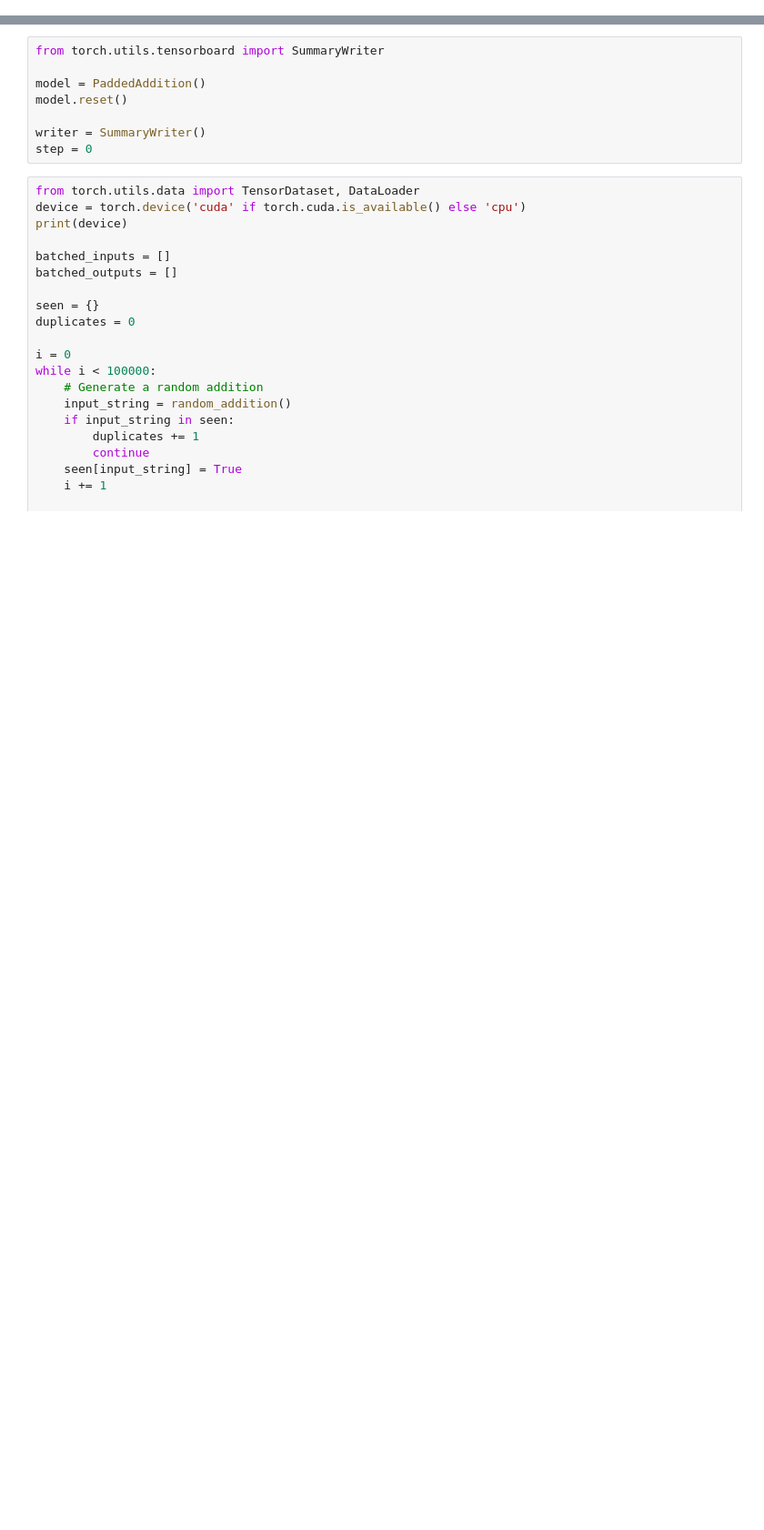
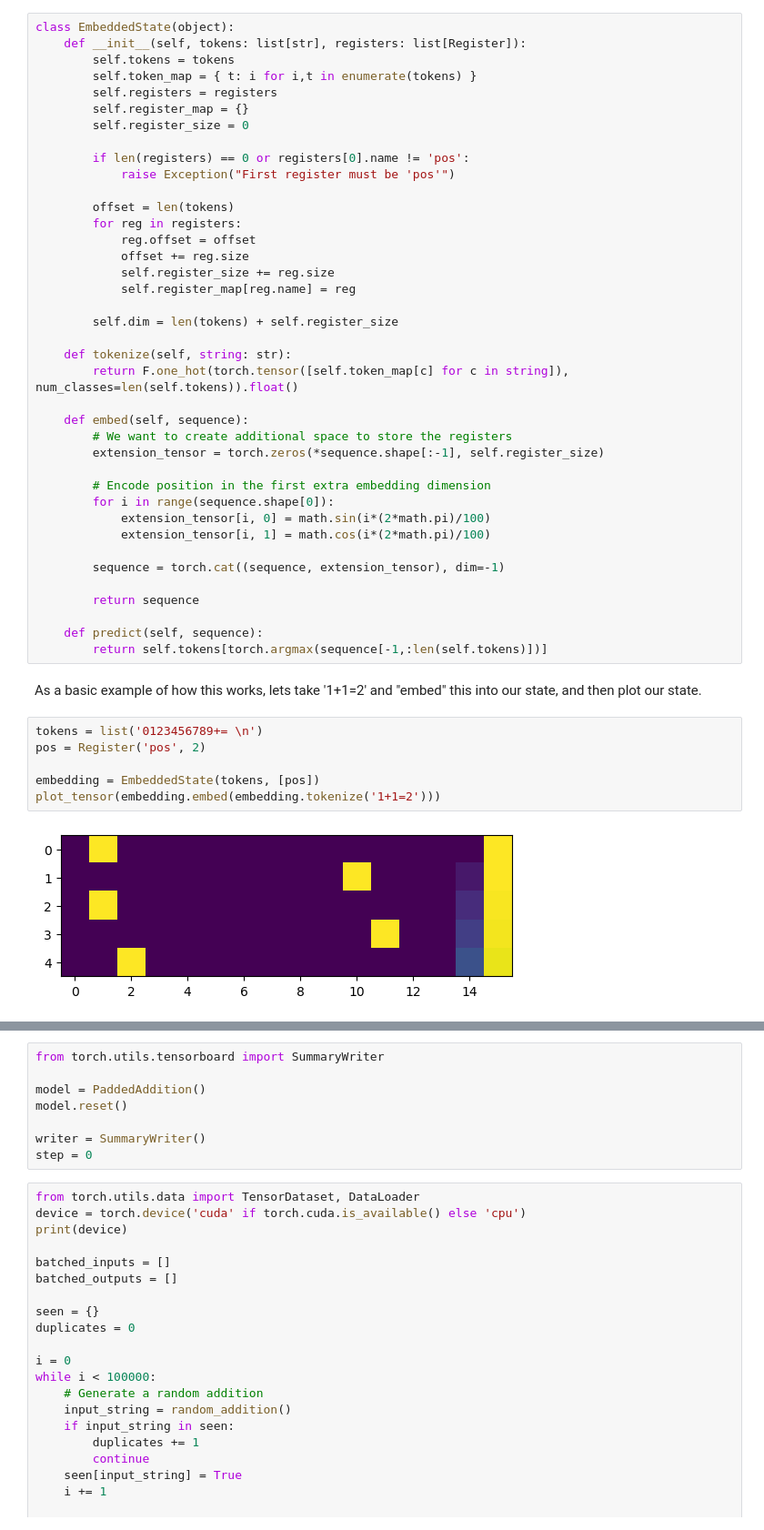
Before and after one commit to newhouseb/handcrafted, a Jupyter notebook: HandCrafted.ipynb, the cells around one changed output, grey strips where cells are left out. Shown at 91% size. Cells and saved outputs as stored; diff of their text form; blank space fills up the shorter version.

```diff
--- a/HandCrafted.ipynb
+++ b/HandCrafted.ipynb
@@ -516,0 +187,49 @@ random_addition()
+# %%
+class EmbeddedState(object):
+    def __init__(self, tokens: list[str], registers: list[Register]):
+        self.tokens = tokens
+        self.token_map = { t: i for i,t in enumerate(tokens) }
+        self.registers = registers
+        self.register_map = {}
+        self.register_size = 0
+
+        if len(registers) == 0 or registers[0].name != 'pos':
+            raise Exception("First register must be 'pos'")
+
+        offset = len(tokens)
+        for reg in registers:
+            reg.offset = offset
+            offset += reg.size
+            self.register_size += reg.size
+            self.register_map[reg.name] = reg
+
+        self.dim = len(tokens) + self.register_size
+
+    def tokenize(self, string: str):
+        return F.one_hot(torch.tensor([self.token_map[c] for c in string]), num_classes=len(self.tokens)).float()
+
+    def embed(self, sequence):
+        # We want to create additional space to store the registers
+        extension_tensor = torch.zeros(*sequence.shape[:-1], self.register_size)
+
+        # Encode position in the first extra embedding dimension
+        for i in range(sequence.shape[0]):
+            extension_tensor[i, 0] = math.sin(i*(2*math.pi)/100)
+            extension_tensor[i, 1] = math.cos(i*(2*math.pi)/100)
+
+        sequence = torch.cat((sequence, extension_tensor), dim=-1)
+
+        return sequence
+
+    def predict(self, sequence):
+        return self.tokens[torch.argmax(sequence[-1,:len(self.tokens)])]
+# %% [markdown]
+As a basic example of how this works, lets take '1+1=2' and "embed" this into our state, and then plot our state.
+# %%
+tokens = list('0123456789+= \n')
+pos = Register('pos', 2)
+
+embedding = EmbeddedState(tokens, [pos])
+plot_tensor(embedding.embed(embedding.tokenize('1+1=2')))
+# %% [output]
+[figure, added]
```
Also changed, not shown: parts of 58 cells of this notebook, 2 other files.
